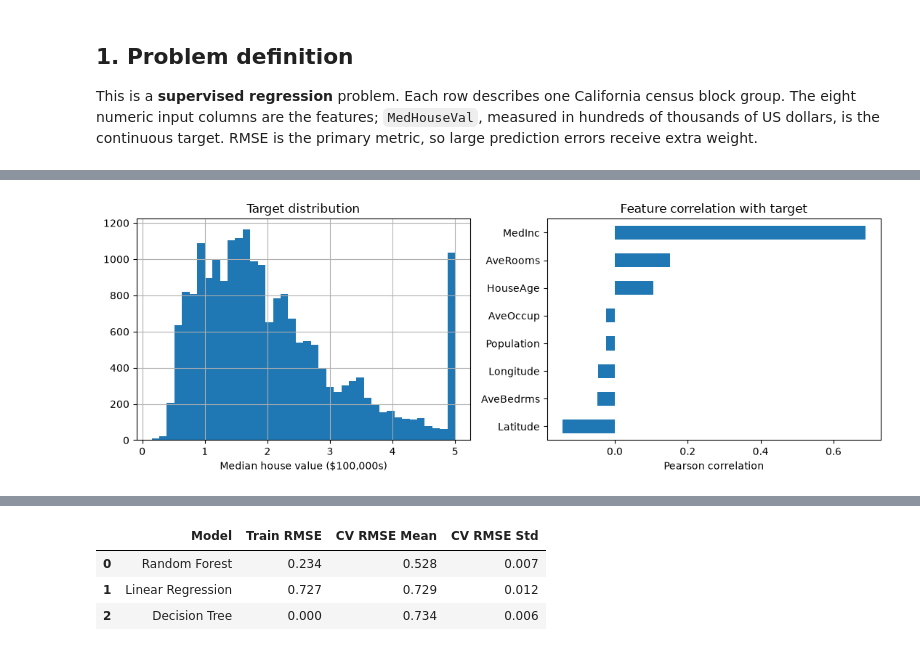
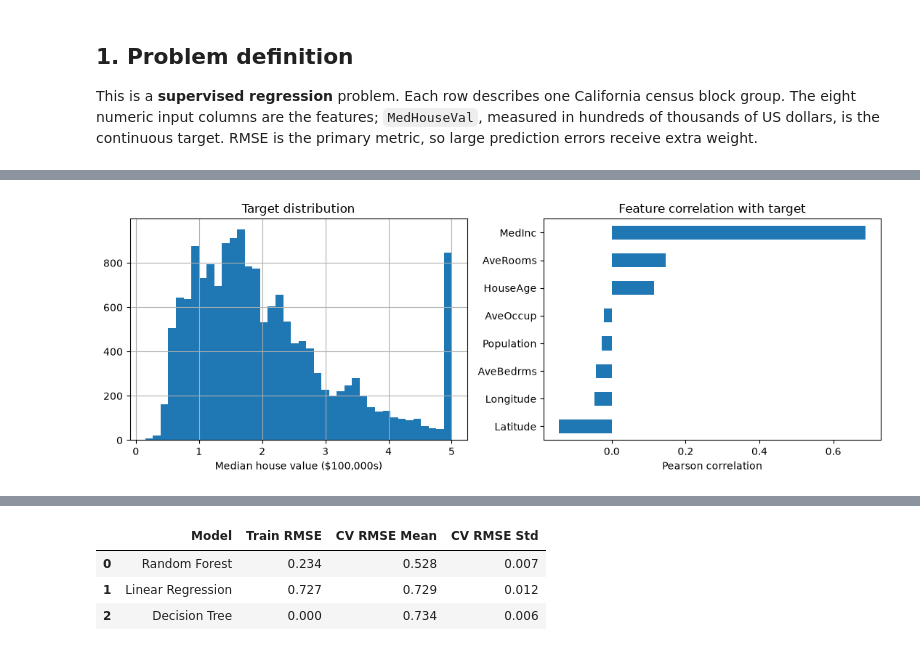
Before and after one commit to Jiaweiwang04/hands-on-ml-study, a Jupyter notebook: notebooks/02_end_to_end_ml.ipynb, the cells around one changed output, grey strips where cells are left out. Cells and saved outputs as stored; diff of their text form; code cells hidden in the pictures.

```diff
--- a/notebooks/02_end_to_end_ml.ipynb
+++ b/notebooks/02_end_to_end_ml.ipynb
@@ -30,7 +30,17 @@ RANDOM_STATE = 42
 housing = fetch_california_housing(as_frame=True)
 X = housing.data.copy()
 y = housing.target.copy()
-housing_frame = X.assign(MedHouseVal=y)
+
+income_band = pd.cut(
+    X["MedInc"],
+    bins=[0, 1.5, 3.0, 4.5, 6.0, np.inf],
+    labels=[1, 2, 3, 4, 5],
+)
+X_train, X_test, y_train, y_test = train_test_split(
+    X, y, test_size=0.2, random_state=RANDOM_STATE, stratify=income_band
+)
+
+training_frame = X_train.assign(MedHouseVal=y_train)
 # %% [markdown]
 ## 3. Basic EDA
 
@@ -81,13 +91,17 @@ Shape: (20640, 9)
 | MedHouseVal | 0 |
 # %%
 fig, axes = plt.subplots(1, 2, figsize=(11, 4))
-housing_frame["MedHouseVal"].hist(bins=40, ax=axes[0])
+training_frame["MedHouseVal"].hist(bins=40, ax=axes[0])
 axes[0].set(title="Target distribution", xlabel="Median house value ($100,000s)")
 
-correlations = housing_frame.corr(numeric_only=True)["MedHouseVal"].drop("MedHouseVal").sort_values()
+correlations = (
+    training_frame.corr(numeric_only=True)["MedHouseVal"]
+    .drop("MedHouseVal")
+    .sort_values()
+)
 correlations.plot.barh(ax=axes[1])
 axes[1].set(title="Feature correlation with target", xlabel="Pearson correlation")
 plt.tight_layout()
 plt.show()
 # %% [output]
-[figure, old version]
+[figure, new version]
```
Also changed, not shown: parts of 12 cells of this notebook.
